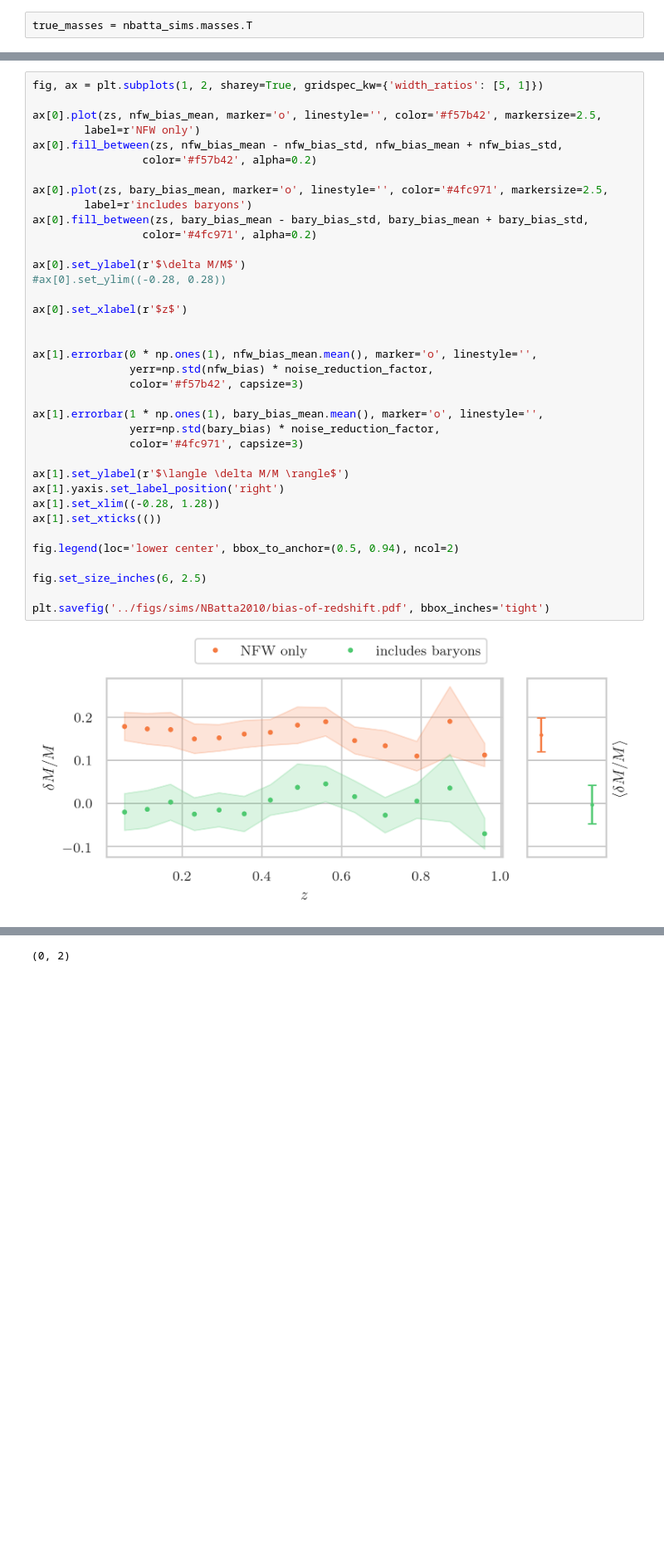
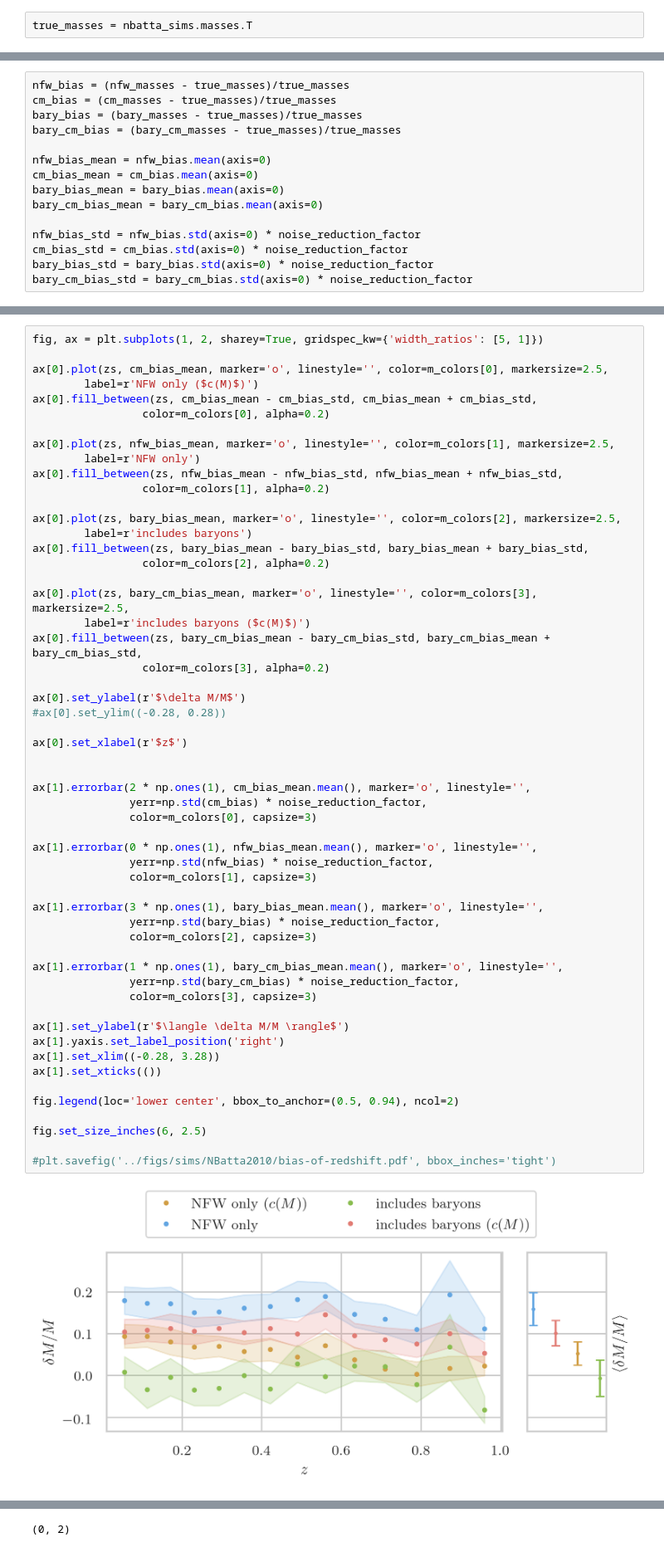
Before and after one commit to dylancromer/maszcal, a Jupyter notebook: docs/NBatta2010_single-mass-bin-fits.ipynb, the cells around one changed output, grey strips where cells are left out. Shown at 83% size. Drawn from its saved outputs; the diff is of its cells as text; blank space fills up the shorter version.

Commit message:
Updated single-mass-bin analysis of NBatta2010

```diff
--- a/docs/NBatta2010_single-mass-bin-fits.ipynb
+++ b/docs/NBatta2010_single-mass-bin-fits.ipynb
@@ -168 +213,16 @@ pass
+# %%
+nfw_bias = (nfw_masses - true_masses)/true_masses
+cm_bias = (cm_masses - true_masses)/true_masses
+bary_bias = (bary_masses - true_masses)/true_masses
+bary_cm_bias = (bary_cm_masses - true_masses)/true_masses
+
+nfw_bias_mean = nfw_bias.mean(axis=0)
+cm_bias_mean = cm_bias.mean(axis=0)
+bary_bias_mean = bary_bias.mean(axis=0)
+bary_cm_bias_mean = bary_cm_bias.mean(axis=0)
+
+nfw_bias_std = nfw_bias.std(axis=0) * noise_reduction_factor
+cm_bias_std = cm_bias.std(axis=0) * noise_reduction_factor
+bary_bias_std = bary_bias.std(axis=0) * noise_reduction_factor
+bary_cm_bias_std = bary_cm_bias.std(axis=0) * noise_reduction_factor
 # %%
@@ -210,42 +263,60 @@ pass
 # %%
 fig, ax = plt.subplots(1, 2, sharey=True, gridspec_kw={'width_ratios': [5, 1]})
 
-ax[0].plot(zs, nfw_bias_mean, marker='o', linestyle='', color='#f57b42', markersize=2.5,
+ax[0].plot(zs, cm_bias_mean, marker='o', linestyle='', color=m_colors[0], markersize=2.5,
+        label=r'NFW only ($c(M)$)')
+ax[0].fill_between(zs, cm_bias_mean - cm_bias_std, cm_bias_mean + cm_bias_std,
+                 color=m_colors[0], alpha=0.2)
+
+ax[0].plot(zs, nfw_bias_mean, marker='o', linestyle='', color=m_colors[1], markersize=2.5,
         label=r'NFW only')
 ax[0].fill_between(zs, nfw_bias_mean - nfw_bias_std, nfw_bias_mean + nfw_bias_std,
-                 color='#f57b42', alpha=0.2)
+                 color=m_colors[1], alpha=0.2)
 
-ax[0].plot(zs, bary_bias_mean, marker='o', linestyle='', color='#4fc971', markersize=2.5,
+ax[0].plot(zs, bary_bias_mean, marker='o', linestyle='', color=m_colors[2], markersize=2.5,
         label=r'includes baryons')
 ax[0].fill_between(zs, bary_bias_mean - bary_bias_std, bary_bias_mean + bary_bias_std,
-                 color='#4fc971', alpha=0.2)
+                 color=m_colors[2], alpha=0.2)
+
+ax[0].plot(zs, bary_cm_bias_mean, marker='o', linestyle='', color=m_colors[3], markersize=2.5,
+        label=r'includes baryons ($c(M)$)')
+ax[0].fill_between(zs, bary_cm_bias_mean - bary_cm_bias_std, bary_cm_bias_mean + bary_cm_bias_std,
+                 color=m_colors[3], alpha=0.2)
 
 ax[0].set_ylabel(r'$\delta M/M$')
 #ax[0].set_ylim((-0.28, 0.28))
 
 ax[0].set_xlabel(r'$z$')
 
 
+ax[1].errorbar(2 * np.ones(1), cm_bias_mean.mean(), marker='o', linestyle='',
+               yerr=np.std(cm_bias) * noise_reduction_factor,
+               color=m_colors[0], capsize=3)
+
 ax[1].errorbar(0 * np.ones(1), nfw_bias_mean.mean(), marker='o', linestyle='',
                yerr=np.std(nfw_bias) * noise_reduction_factor,
-               color='#f57b42', capsize=3)
+               color=m_colors[1], capsize=3)
 
-ax[1].errorbar(1 * np.ones(1), bary_bias_mean.mean(), marker='o', linestyle='',
+ax[1].errorbar(3 * np.ones(1), bary_bias_mean.mean(), marker='o', linestyle='',
                yerr=np.std(bary_bias) * noise_reduction_factor,
-               color='#4fc971', capsize=3)
+               color=m_colors[2], capsize=3)
+
+ax[1].errorbar(1 * np.ones(1), bary_cm_bias_mean.mean(), marker='o', linestyle='',
+               yerr=np.std(bary_cm_bias) * noise_reduction_factor,
+               color=m_colors[3], capsize=3)
 
 ax[1].set_ylabel(r'$\langle \delta M/M \rangle$')
 ax[1].yaxis.set_label_position('right')
-ax[1].set_xlim((-0.28, 1.28))
+ax[1].set_xlim((-0.28, 3.28))
 ax[1].set_xticks(())
 
 fig.legend(loc='lower center', bbox_to_anchor=(0.5, 0.94), ncol=2)
 
 fig.set_size_inches(6, 2.5)
 
-plt.savefig('../figs/sims/NBatta2010/bias-of-redshift.pdf', bbox_inches='tight')
+#plt.savefig('../figs/sims/NBatta2010/bias-of-redshift.pdf', bbox_inches='tight')
 # %% [output]
-[figure, old version]
+[figure, new version]
 # %%
 rs = nbatta_sims.radii
 
```
Also changed, not shown: parts of 14 cells of this notebook.
